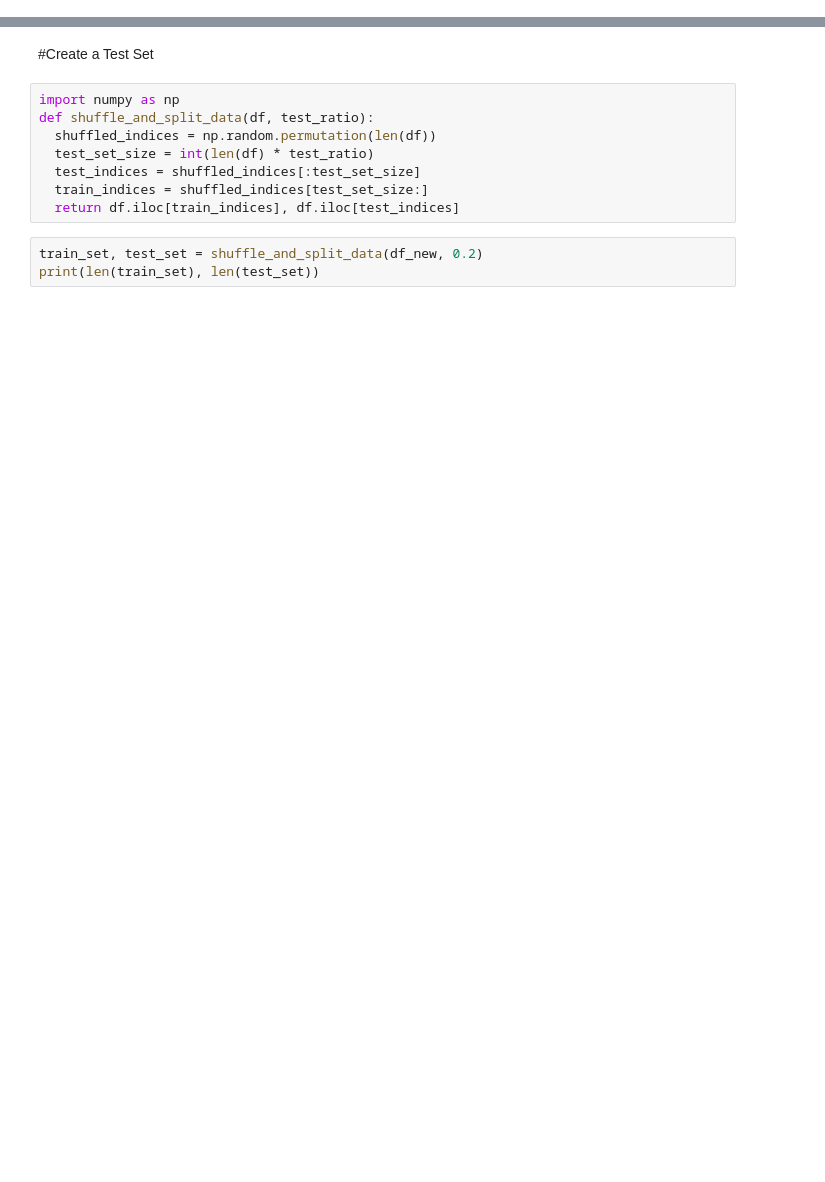
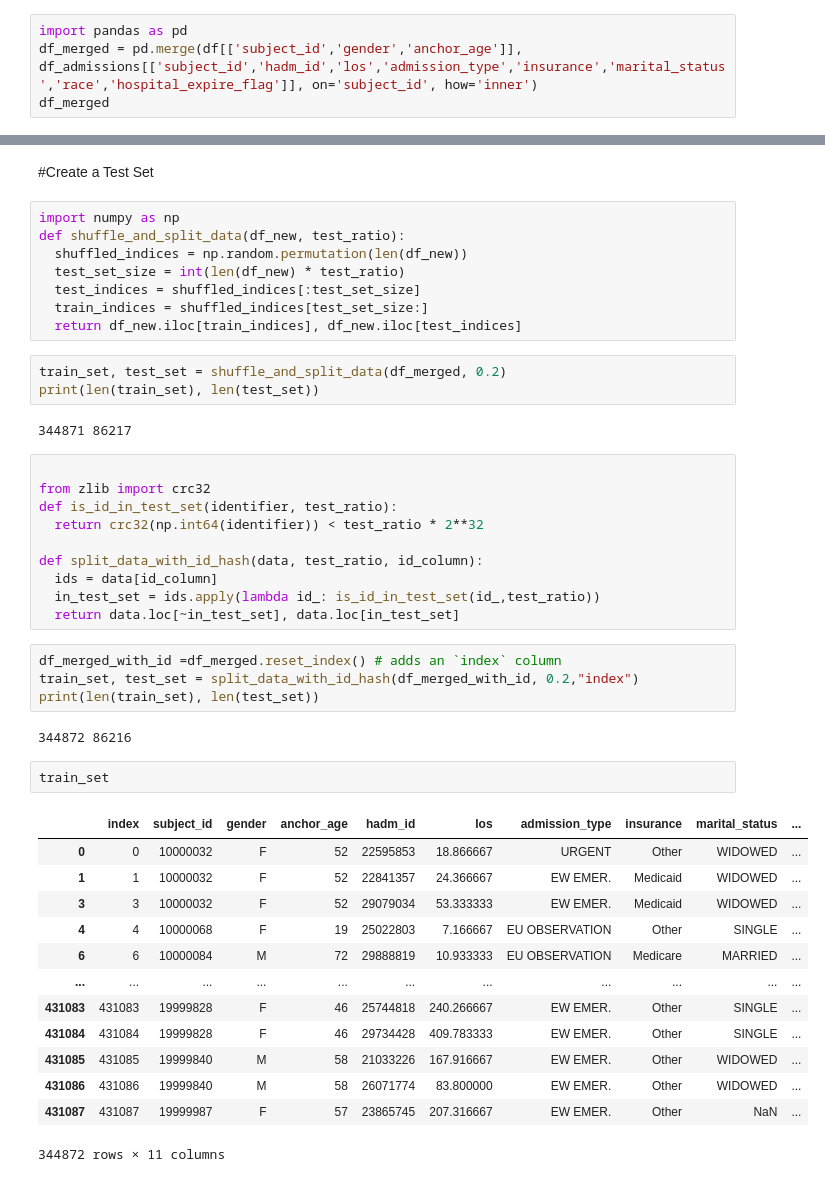
Before and after one commit to iupui-soic/pybootcamp, a Jupyter notebook: meghaINPCdataset.ipynb, the cells around one changed output, grey strips where cells are left out. Cells and saved outputs as stored; diff of their text form; blank space fills up the shorter version.

```diff
--- a/meghaINPCdataset.ipynb
+++ b/meghaINPCdataset.ipynb
@@ -220,3 +220,7 @@ df_new.pop('hadm_id_y')
 38862566    23865745
 38862567    23865745
 Name: hadm_id_y, Length: 38862568, dtype: int64
+# %%
+import pandas as pd
+df_merged = pd.merge(df[['subject_id','gender','anchor_age']], df_admissions[['subject_id','hadm_id','los','admission_type','insurance','marital_status','race','hospital_expire_flag']], on='subject_id', how='inner')
+df_merged
@@ -224,12 +242,46 @@ Name: hadm_id_y, Length: 38862568, dtype: int64
 #Create a Test Set
 # %%
 import numpy as np
-def shuffle_and_split_data(df, test_ratio):
-  shuffled_indices = np.random.permutation(len(df))
-  test_set_size = int(len(df) * test_ratio)
+def shuffle_and_split_data(df_new, test_ratio):
+  shuffled_indices = np.random.permutation(len(df_new))
+  test_set_size = int(len(df_new) * test_ratio)
   test_indices = shuffled_indices[:test_set_size]
   train_indices = shuffled_indices[test_set_size:]
-  return df.iloc[train_indices], df.iloc[test_indices]
+  return df_new.iloc[train_indices], df_new.iloc[test_indices]
 # %%
-train_set, test_set = shuffle_and_split_data(df_new, 0.2)
+train_set, test_set = shuffle_and_split_data(df_merged, 0.2)
 print(len(train_set), len(test_set))
+# %% [output]
+344871 86217
+# %%
+
+from zlib import crc32
+def is_id_in_test_set(identifier, test_ratio):
+  return crc32(np.int64(identifier)) < test_ratio * 2**32
+
+def split_data_with_id_hash(data, test_ratio, id_column):
+  ids = data[id_column]
+  in_test_set = ids.apply(lambda id_: is_id_in_test_set(id_,test_ratio))
+  return data.loc[~in_test_set], data.loc[in_test_set]
+# %%
+df_merged_with_id =df_merged.reset_index() # adds an `index` column
+train_set, test_set = split_data_with_id_hash(df_merged_with_id, 0.2,"index")
+print(len(train_set), len(test_set))
+# %% [output]
+344872 86216
+# %%
+train_set
+# %% [output]
+|  | index | subject_id | gender | anchor_age | hadm_id | los | admission_type | insurance | marital_status | ... |
+| 0 | 0 | 10000032 | F | 52 | 22595853 | 18.866667 | URGENT | Other | WIDOWED | ... |
+| 1 | 1 | 10000032 | F | 52 | 22841357 | 24.366667 | EW EMER. | Medicaid | WIDOWED | ... |
+| 3 | 3 | 10000032 | F | 52 | 29079034 | 53.333333 | EW EMER. | Medicaid | WIDOWED | ... |
+| 4 | 4 | 10000068 | F | 19 | 25022803 | 7.166667 | EU OBSERVATION | Other | SINGLE | ... |
+| 6 | 6 | 10000084 | M | 72 | 29888819 | 10.933333 | EU OBSERVATION | Medicare | MARRIED | ... |
+| ... | ... | ... | ... | ... | ... | ... | ... | ... | ... | ... |
+| 431083 | 431083 | 19999828 | F | 46 | 25744818 | 240.266667 | EW EMER. | Other | SINGLE | ... |
+| 431084 | 431084 | 19999828 | F | 46 | 29734428 | 409.783333 | EW EMER. | Other | SINGLE | ... |
+| 431085 | 431085 | 19999840 | M | 58 | 21033226 | 167.916667 | EW EMER. | Other | WIDOWED | ... |
+| 431086 | 431086 | 19999840 | M | 58 | 26071774 | 83.800000 | EW EMER. | Other | WIDOWED | ... |
+| 431087 | 431087 | 19999987 | F | 57 | 23865745 | 207.316667 | EW EMER. | Other | NaN | ... |
+344872 rows × 11 columns
```
Also changed, not shown: parts of 4 cells of this notebook.
